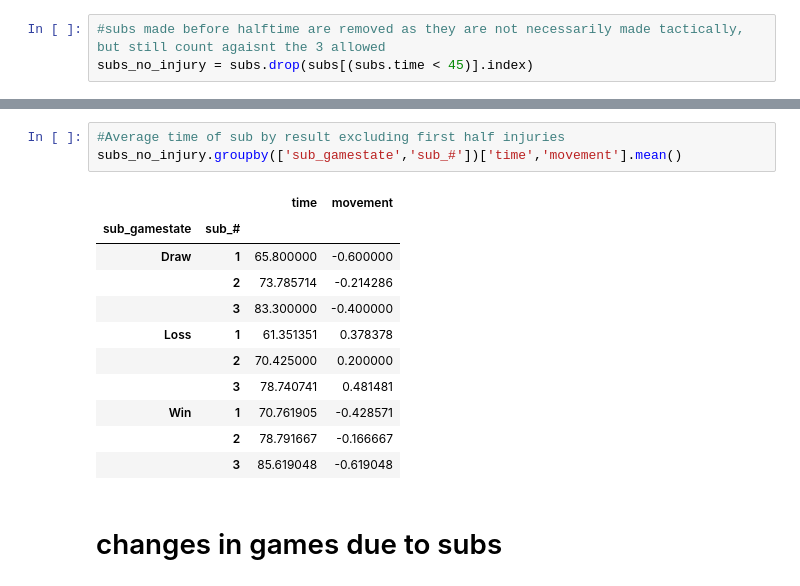
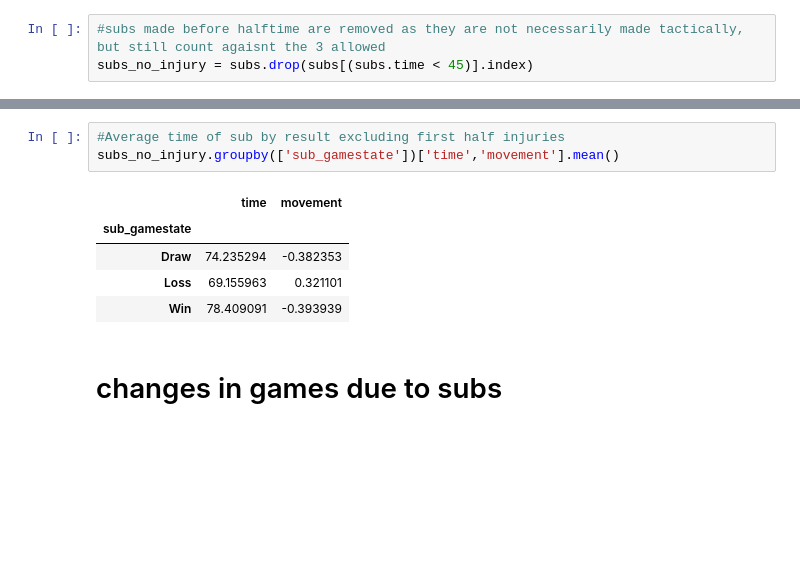
Before and after one commit to zaklippert/epluribusloonum, a Jupyter notebook: loons subs.ipynb, the cells around one changed output, grey strips where cells are left out. Saved outputs shown, nothing was run; the diff lists cells and outputs as text; blank space fills up the shorter version.

```diff
--- a/loons subs.ipynb
+++ b/loons subs.ipynb
@@ -139,19 +175,13 @@ subs.groupby(['sub_gamestate','sub_#'])['time','movement'].mean()
 |  | 3 | 85.619048 | -0.619048 |
 # %%
 #Average time of sub by result excluding first half injuries
-subs_no_injury.groupby(['sub_gamestate','sub_#'])['time','movement'].mean()
+subs_no_injury.groupby(['sub_gamestate'])['time','movement'].mean()
 # %% [output]
-|  |  | time | movement |
-| sub_gamestate | sub_# |  |  |
-| Draw | 1 | 65.800000 | -0.600000 |
-|  | 2 | 73.785714 | -0.214286 |
-|  | 3 | 83.300000 | -0.400000 |
-| Loss | 1 | 61.351351 | 0.378378 |
-|  | 2 | 70.425000 | 0.200000 |
-|  | 3 | 78.740741 | 0.481481 |
-| Win | 1 | 70.761905 | -0.428571 |
-|  | 2 | 78.791667 | -0.166667 |
-|  | 3 | 85.619048 | -0.619048 |
+|  | time | movement |
+| sub_gamestate |  |  |
+| Draw | 74.235294 | -0.382353 |
+| Loss | 69.155963 | 0.321101 |
+| Win | 78.409091 | -0.393939 |
 # %% [markdown]
 # changes in games due to subs
 # %%
```
Also changed, not shown: parts of 50 cells of this notebook.
